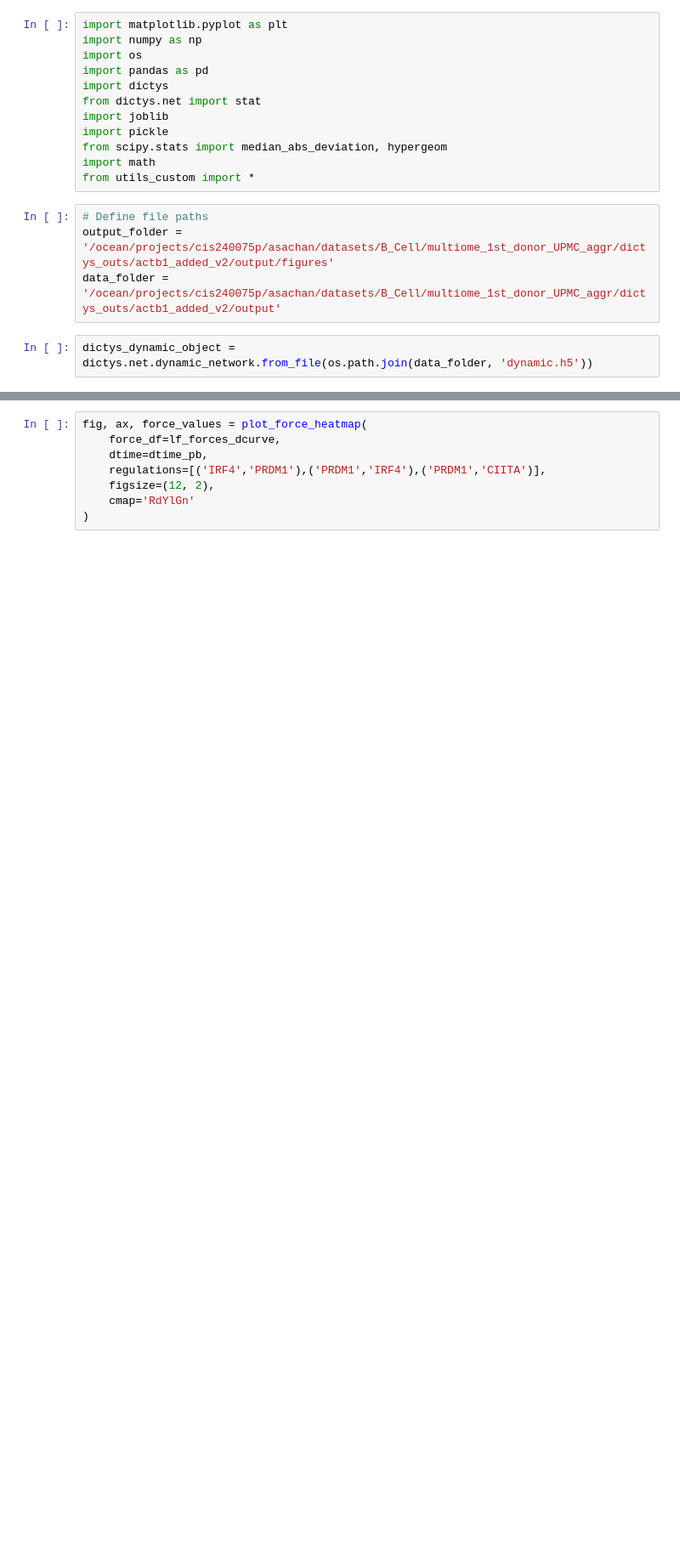
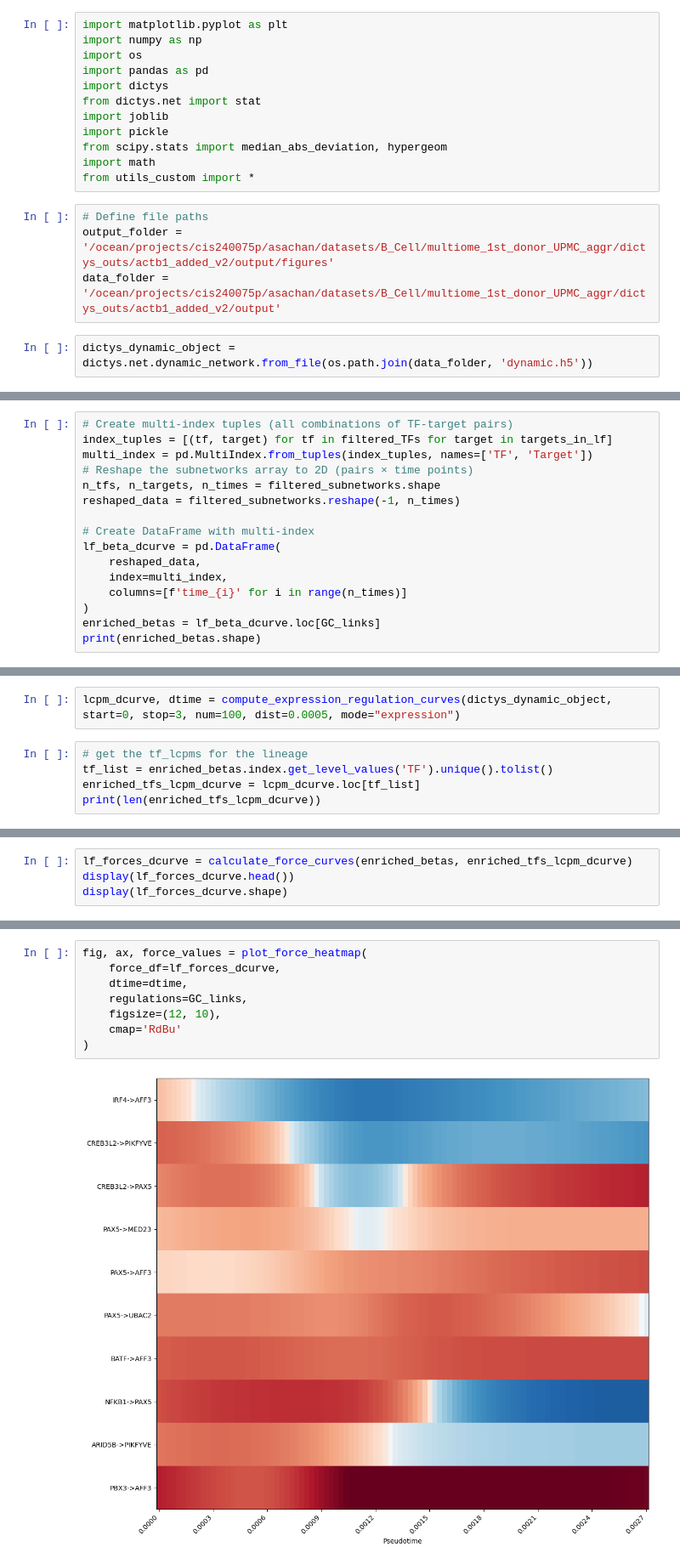
Before and after one commit to sachha-naksha/B_Cell_States, a Jupyter notebook: multiome_dynamic_regulation/py_scripts/analysis/enriched_regulons_analysis.ipynb, the cells around one changed output, grey strips where cells are left out. Shown at 85% size. Drawn from its saved outputs; the diff is of its cells as text; blank space fills up the shorter version.

Commit message:
used total effect network fo plotting enriched links from the static GRN

```diff
--- a/multiome_dynamic_regulation/py_scripts/analysis/enriched_regulons_analysis.ipynb
+++ b/multiome_dynamic_regulation/py_scripts/analysis/enriched_regulons_analysis.ipynb
@@ -20,0 +108,16 @@ dictys_dynamic_object = dictys.net.dynamic_network.from_file(os.path.join(data_f
+# %%
+# Create multi-index tuples (all combinations of TF-target pairs)
+index_tuples = [(tf, target) for tf in filtered_TFs for target in targets_in_lf]
+multi_index = pd.MultiIndex.from_tuples(index_tuples, names=['TF', 'Target'])
+# Reshape the subnetworks array to 2D (pairs × time points)
+n_tfs, n_targets, n_times = filtered_subnetworks.shape
+reshaped_data = filtered_subnetworks.reshape(-1, n_times)
+
+# Create DataFrame with multi-index
+lf_beta_dcurve = pd.DataFrame(
+    reshaped_data,
+    index=multi_index,
+    columns=[f'time_{i}' for i in range(n_times)]
+)
+enriched_betas = lf_beta_dcurve.loc[GC_links]
+print(enriched_betas.shape)
@@ -20,0 +126,7 @@ dictys_dynamic_object = dictys.net.dynamic_network.from_file(os.path.join(data_f
+# %%
+lcpm_dcurve, dtime = compute_expression_regulation_curves(dictys_dynamic_object, start=0, stop=3, num=100, dist=0.0005, mode="expression")
+# %%
+# get the tf_lcpms for the lineage
+tf_list = enriched_betas.index.get_level_values('TF').unique().tolist()
+enriched_tfs_lcpm_dcurve = lcpm_dcurve.loc[tf_list]
+print(len(enriched_tfs_lcpm_dcurve))
@@ -20,0 +135,4 @@ dictys_dynamic_object = dictys.net.dynamic_network.from_file(os.path.join(data_f
+# %%
+lf_forces_dcurve = calculate_force_curves(enriched_betas, enriched_tfs_lcpm_dcurve)
+display(lf_forces_dcurve.head())
+display(lf_forces_dcurve.shape)
@@ -21,8 +149,10 @@ dictys_dynamic_object = dictys.net.dynamic_network.from_file(os.path.join(data_f
 # %%
 fig, ax, force_values = plot_force_heatmap(
     force_df=lf_forces_dcurve,
-    dtime=dtime_pb,
-    regulations=[('IRF4','PRDM1'),('PRDM1','IRF4'),('PRDM1','CIITA')],
-    figsize=(12, 2),
-    cmap='RdYlGn'
+    dtime=dtime,
+    regulations=GC_links,
+    figsize=(12, 10),
+    cmap='RdBu'
 )
+# %% [output]
+[figure, added]
```
Also changed, not shown: parts of 15 cells of this notebook.
